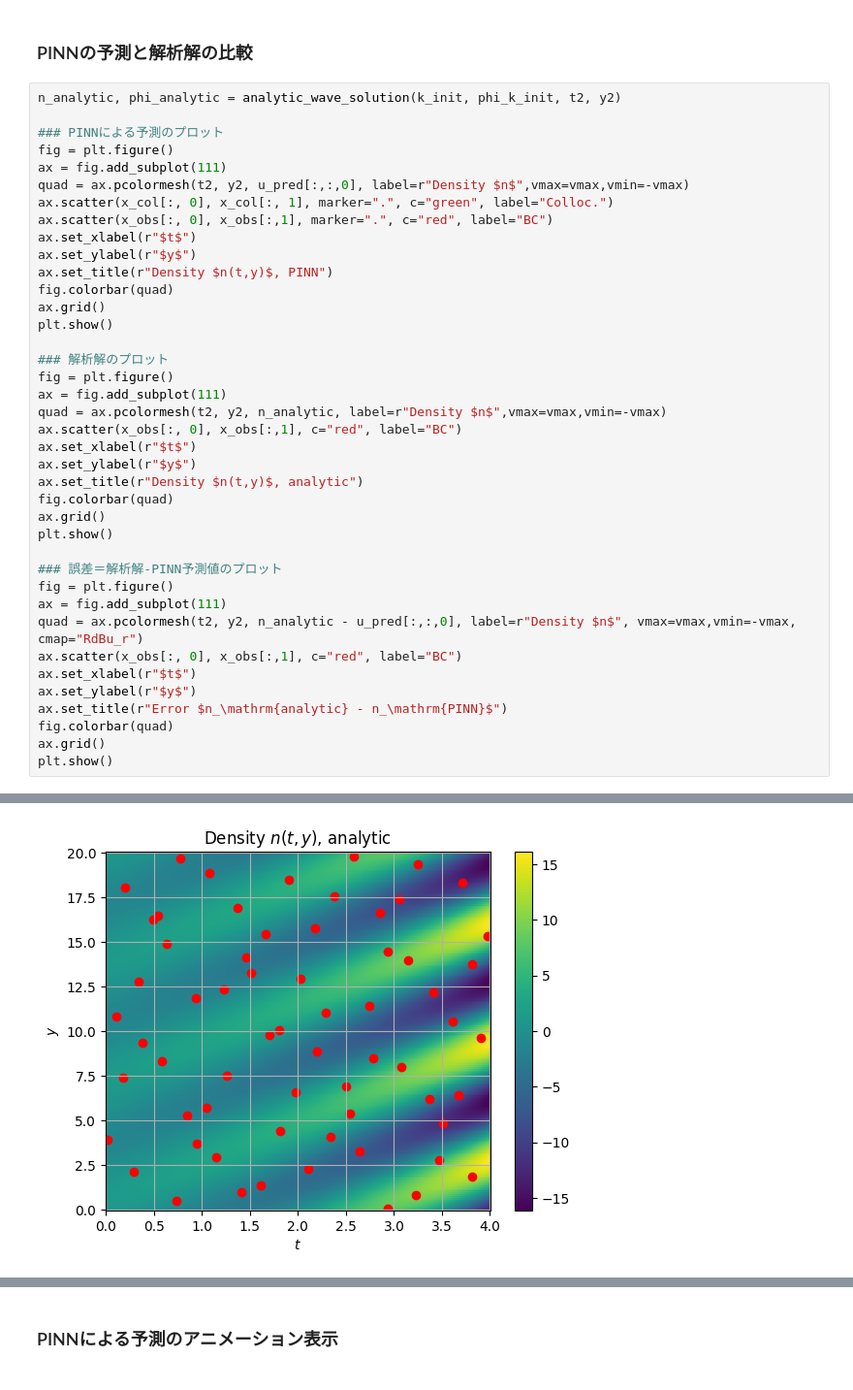
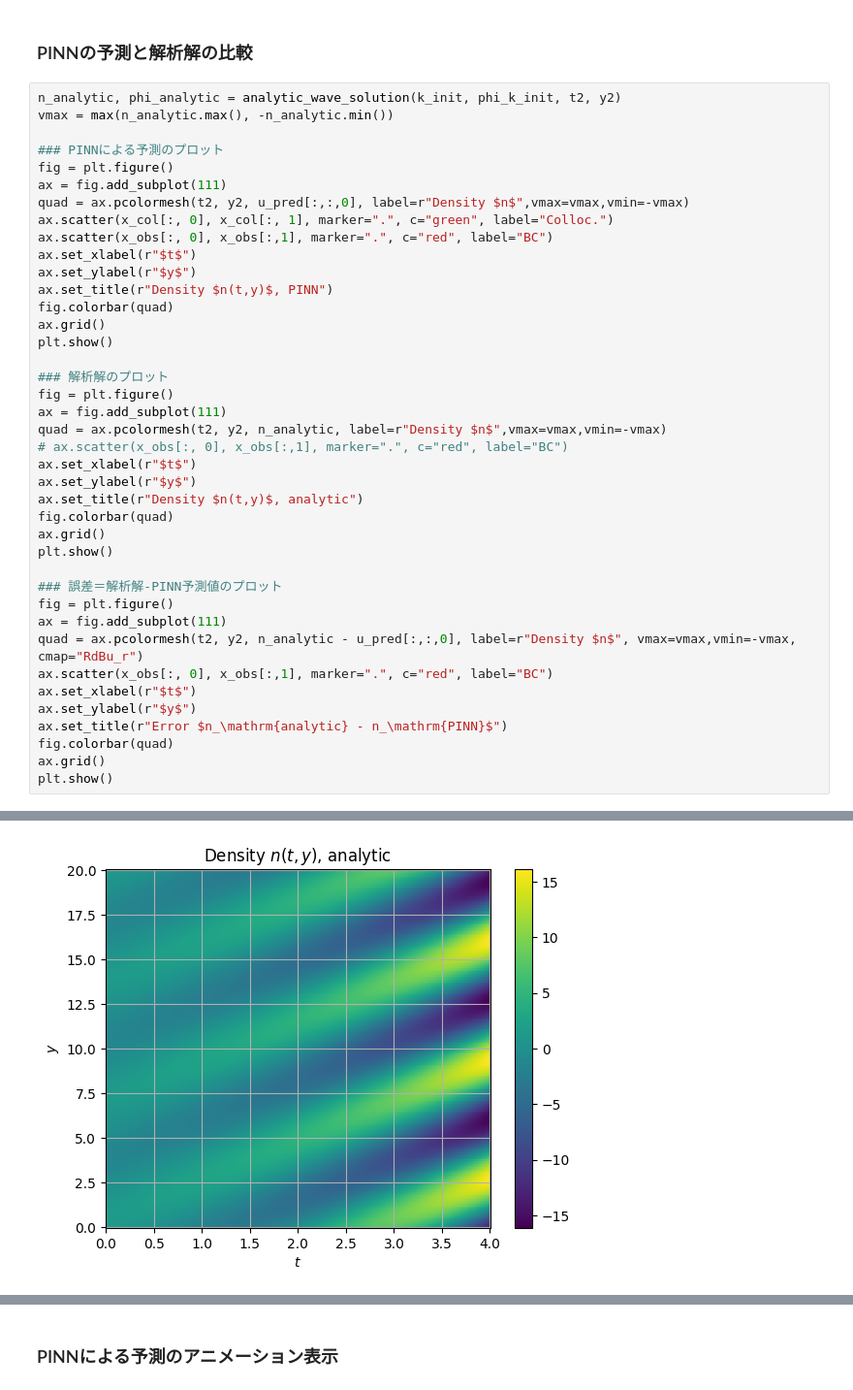
Before and after one commit to smaeyama/lec_Summer_Student_Program, a Jupyter notebook: ssp2025/04_pinn_HW/PINN_Hasegawa_Wakatani.ipynb, the cells around one changed output, grey strips where cells are left out. Shown at 97% size. Saved outputs shown, nothing was run; the diff lists cells and outputs as text.

```diff
--- a/ssp2025/04_pinn_HW/PINN_Hasegawa_Wakatani.ipynb
+++ b/ssp2025/04_pinn_HW/PINN_Hasegawa_Wakatani.ipynb
@@ -378,6 +378,7 @@ plt.show()
 ### PINNの予測と解析解の比較
 # %%
 n_analytic, phi_analytic = analytic_wave_solution(k_init, phi_k_init, t2, y2)
+vmax = max(n_analytic.max(), -n_analytic.min())
 
 ### PINNによる予測のプロット
 fig = plt.figure()
@@ -388,33 +389,33 @@ ax.scatter(x_obs[:, 0], x_obs[:,1], marker=".", c="red", label="BC")
 ax.set_xlabel(r"$t$")
 ax.set_ylabel(r"$y$")
 ax.set_title(r"Density $n(t,y)$, PINN")
 fig.colorbar(quad)
 ax.grid()
 plt.show()
 
 ### 解析解のプロット
 fig = plt.figure()
 ax = fig.add_subplot(111)
 quad = ax.pcolormesh(t2, y2, n_analytic, label=r"Density $n$",vmax=vmax,vmin=-vmax)
-ax.scatter(x_obs[:, 0], x_obs[:,1], c="red", label="BC")
+# ax.scatter(x_obs[:, 0], x_obs[:,1], marker=".", c="red", label="BC")
 ax.set_xlabel(r"$t$")
 ax.set_ylabel(r"$y$")
 ax.set_title(r"Density $n(t,y)$, analytic")
 fig.colorbar(quad)
 ax.grid()
 plt.show()
 
 ### 誤差＝解析解-PINN予測値のプロット
 fig = plt.figure()
 ax = fig.add_subplot(111)
 quad = ax.pcolormesh(t2, y2, n_analytic - u_pred[:,:,0], label=r"Density $n$", vmax=vmax,vmin=-vmax, cmap="RdBu_r")
-ax.scatter(x_obs[:, 0], x_obs[:,1], c="red", label="BC")
+ax.scatter(x_obs[:, 0], x_obs[:,1], marker=".", c="red", label="BC")
 ax.set_xlabel(r"$t$")
 ax.set_ylabel(r"$y$")
 ax.set_title(r"Error $n_\mathrm{analytic} - n_\mathrm{PINN}$")
 fig.colorbar(quad)
 ax.grid()
 plt.show()
 # %% [output]
 [figure]
-[figure, old version]
+[figure, new version]
```
Also changed, not shown: parts of 2 cells of this notebook.
